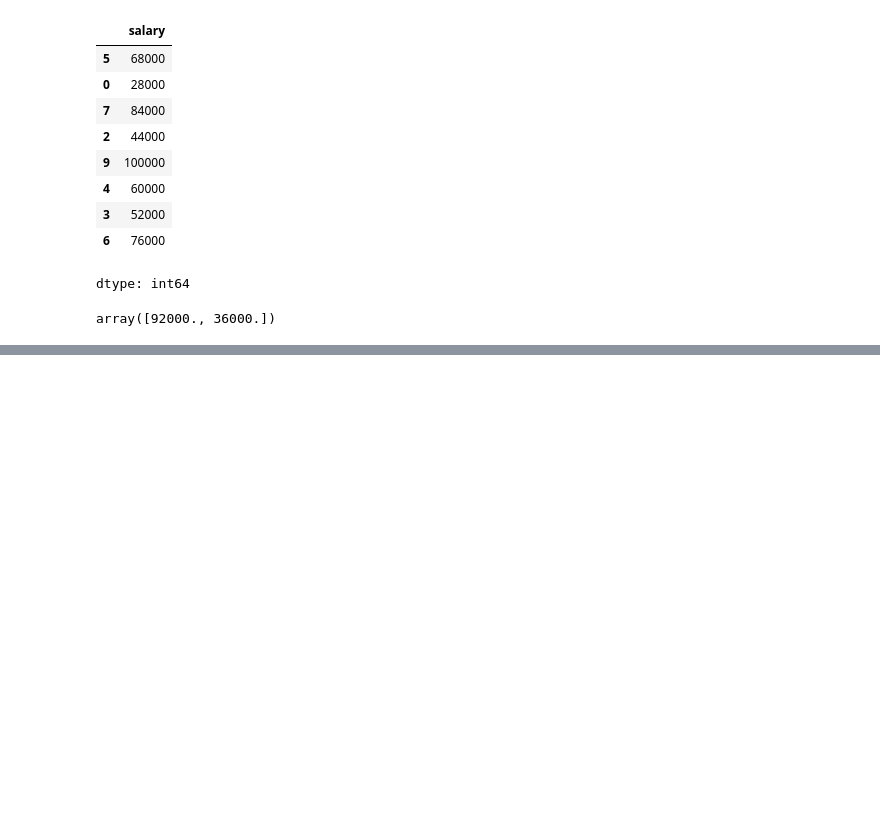
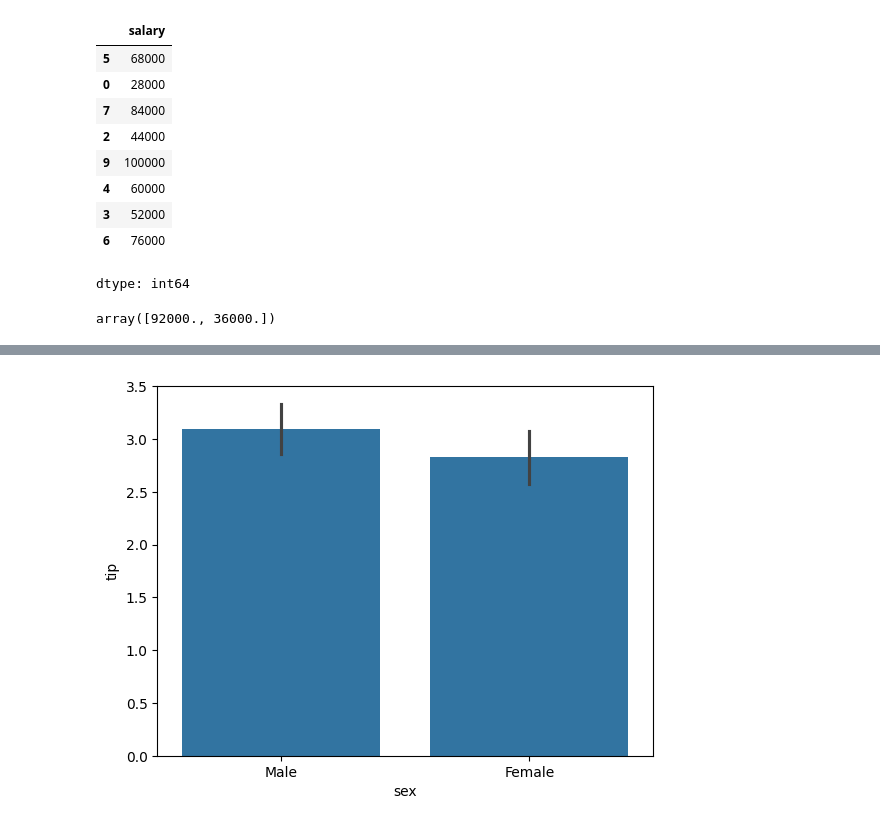
Before and after one commit to sarwathasan72-svg/Masai_IIT_AIML, a Jupyter notebook: Practice.ipynb, the cells around one changed output, grey strips where cells are left out. Cells and saved outputs as stored; diff of their text form; code cells hidden in the pictures; blank space fills up the shorter version.

```diff
--- a/Practice.ipynb
+++ b/Practice.ipynb
@@ -135,0 +245,13 @@ NameError: name 'mea' is not defined
+# %%
+# Bar plot
+sns_data.head()
+
+sns.barplot(
+    data = sns_data,
+    x = "sex",
+    y = "tip"
+)
+
+plt.show()
+# %% [output]
+[figure, added]
```
Also changed, not shown: parts of 27 cells of this notebook.
